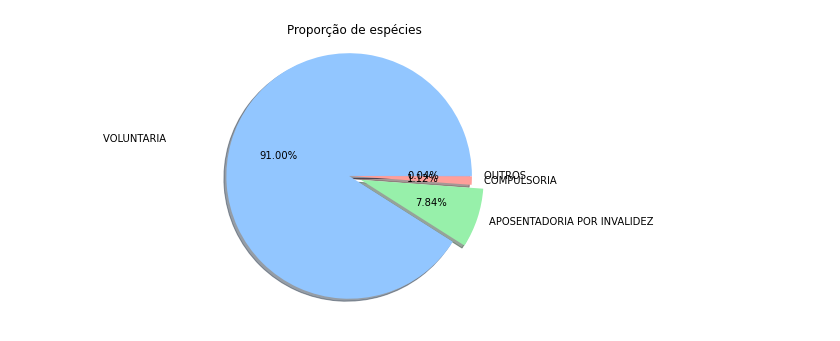
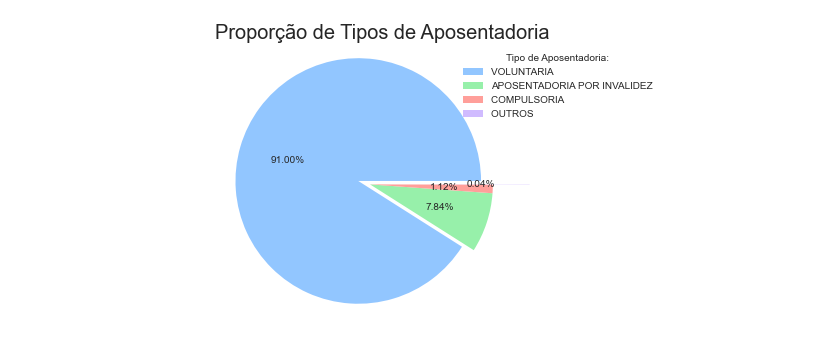
Before and after one commit to NaldoHoracio/datascience-project, a Jupyter notebook: venv_cd/Projeto_Ciencia_de_Dados_Aposentadorias.ipynb, the cells around one changed output. Saved outputs shown, nothing was run; the diff lists cells and outputs as text; code cells hidden in the pictures.

```diff
--- a/venv_cd/Projeto_Ciencia_de_Dados_Aposentadorias.ipynb
+++ b/venv_cd/Projeto_Ciencia_de_Dados_Aposentadorias.ipynb
@@ -38,17 +66,16 @@ tipo_invalidez_orgao_maiores_index = tipo_invalidez_orgao.index[:9]
-# %%
-#Criando os gráficos
-#Proporção de Tipos de Aposentadorias
-plt.figure(figsize=(5,5))
-plt.style.use('seaborn-pastel')
-plt.title('Proporção de espécies')
-explode = (0, 0.1, 0, 0)
-plt.pie(x=tipo_aposentadoria.values,explode=explode,
-        labels = tipo_aposentadoria.index, autopct='%1.2f%%',
-       shadow=True)
-plt.axis('equal')
-plt.show()
-# %% [output]
-[figure, removed]
+# %%
+#Criando os gráficos
+#Proporção de Tipos de Aposentadorias
+plt.figure(figsize=(10,5))
+plt.style.use('seaborn-pastel')
+plt.title('Proporção de Tipos de Aposentadoria', size=20)
+explode = (0.1, 0, 0, 0.3)
+plt.pie(tipo_aposentadoria.values,explode=explode, autopct='%1.2f%%')
+plt.legend(labels = tipo_aposentadoria.index,title = "Tipo de Aposentadoria:")
+plt.axis('equal')
+plt.show()
+# %% [output]
+[figure, added]
 # %%
 #Grafico que apresenta a quantidade de aposentadoria por invalidez
 plt.style.use('seaborn-darkgrid')
```
Also changed, not shown: parts of 4 cells of this notebook.
